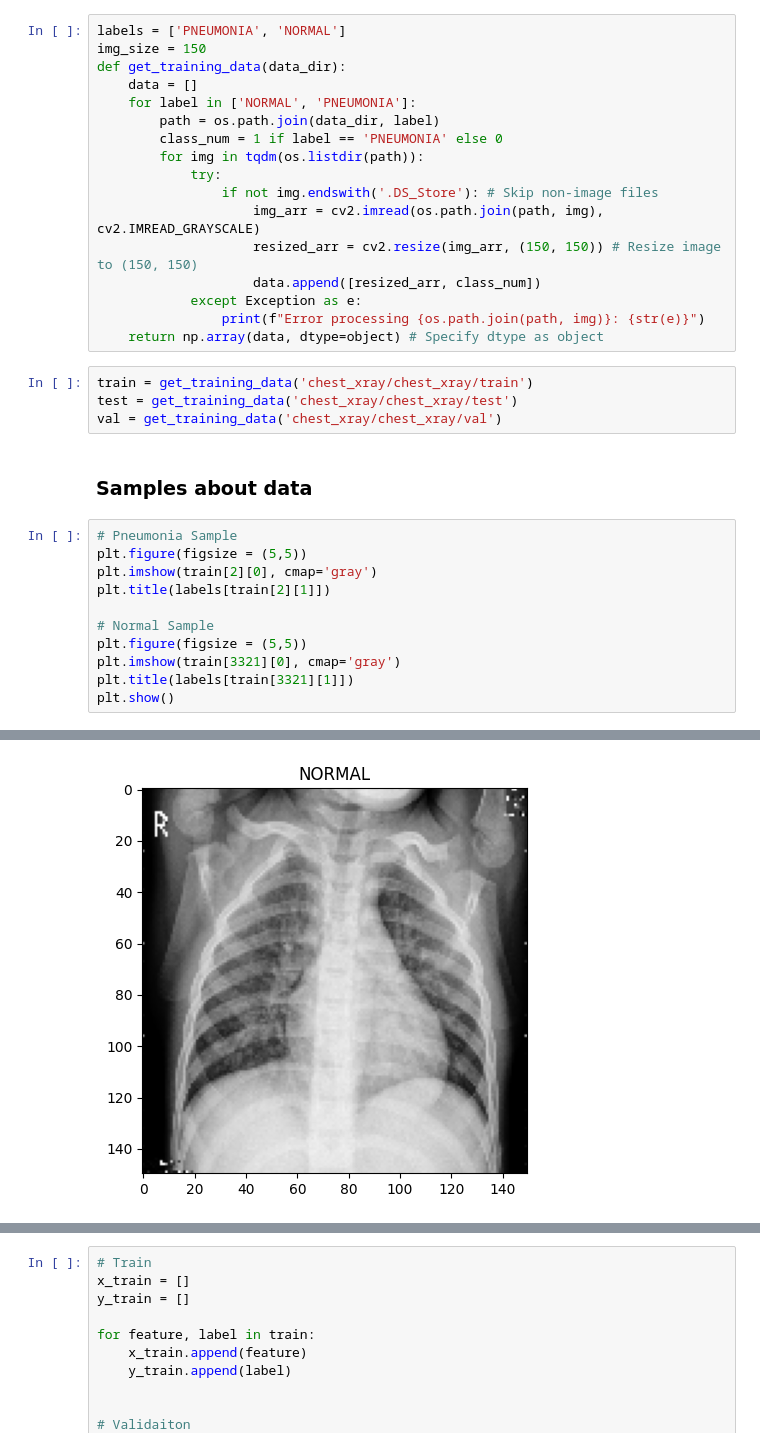
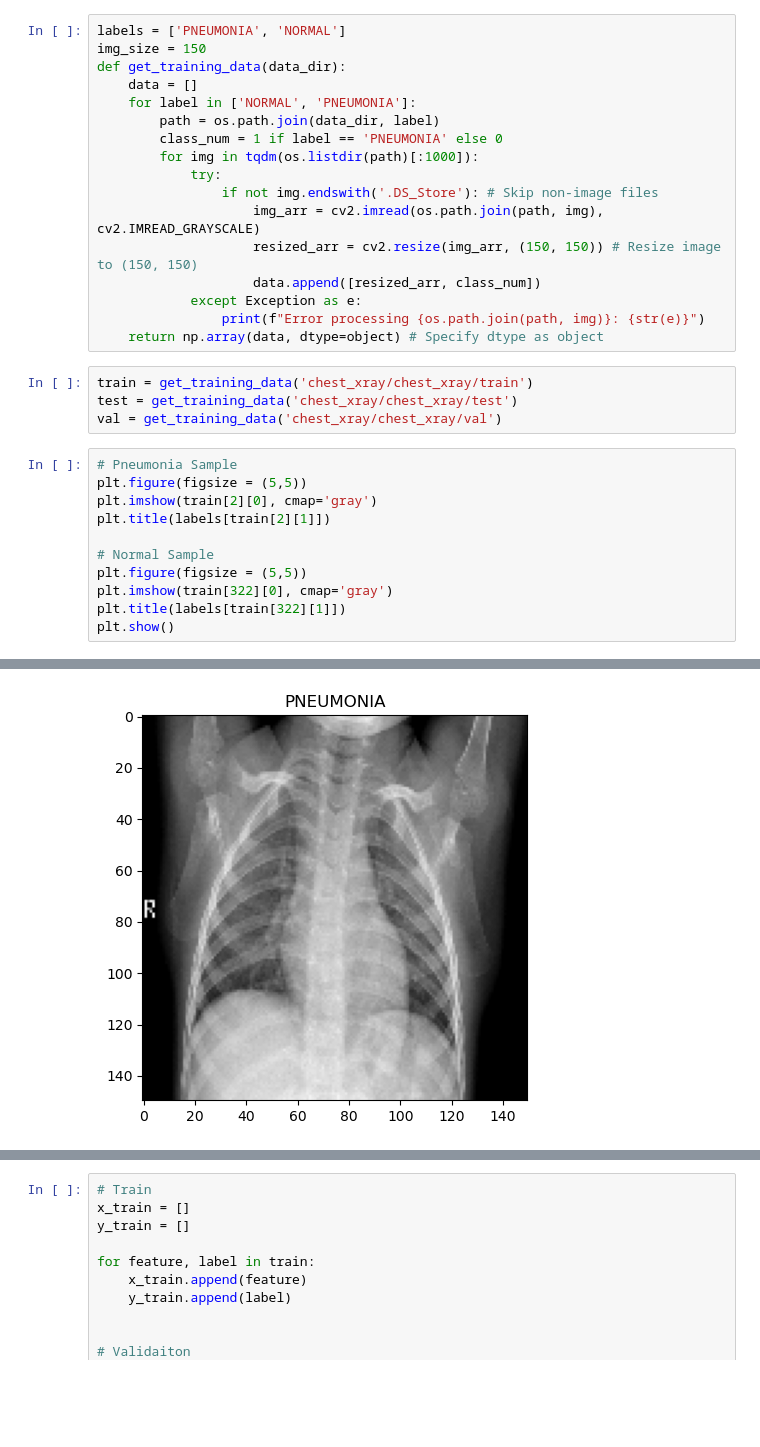
Before and after one commit to ABDULLAHHG/Medical-Image-Analysis-with-CNN, a Jupyter notebook: Medical Image Analysis with CNN.ipynb, the cells around one changed output, grey strips where cells are left out. Cells and saved outputs as stored; diff of their text form; blank space fills up the shorter version.

Commit message:
add one more model and imbalnce the data set using smote and make a limit to train data set its now about 2k

```diff
--- a/Medical Image Analysis with CNN.ipynb
+++ b/Medical Image Analysis with CNN.ipynb
@@ -29,7 +22,7 @@ def get_training_data(data_dir):
     for label in ['NORMAL', 'PNEUMONIA']:
         path = os.path.join(data_dir, label)
         class_num = 1 if label == 'PNEUMONIA' else 0
-        for img in tqdm(os.listdir(path)):
+        for img in tqdm(os.listdir(path)[:1000]):
             try:
                 if not img.endswith('.DS_Store'): # Skip non-image files
                     img_arr = cv2.imread(os.path.join(path, img), cv2.IMREAD_GRAYSCALE)
@@ -42,8 +35,6 @@ def get_training_data(data_dir):
 train = get_training_data('chest_xray/chest_xray/train')
 test = get_training_data('chest_xray/chest_xray/test')
 val = get_training_data('chest_xray/chest_xray/val')
-# %% [markdown]
-### Samples about data
 # %%
 # Pneumonia Sample
 plt.figure(figsize = (5,5))
@@ -52,7 +43,7 @@ plt.title(labels[train[2][1]])
 
 # Normal Sample
 plt.figure(figsize = (5,5))
-plt.imshow(train[3321][0], cmap='gray')
-plt.title(labels[train[3321][1]])
+plt.imshow(train[322][0], cmap='gray')
+plt.title(labels[train[322][1]])
 plt.show()
 # %% [output]
@@ -60 +51 @@ plt.show()
-[figure, old version]
+[figure, new version]
```
Also changed, not shown: parts of 37 cells of this notebook.
